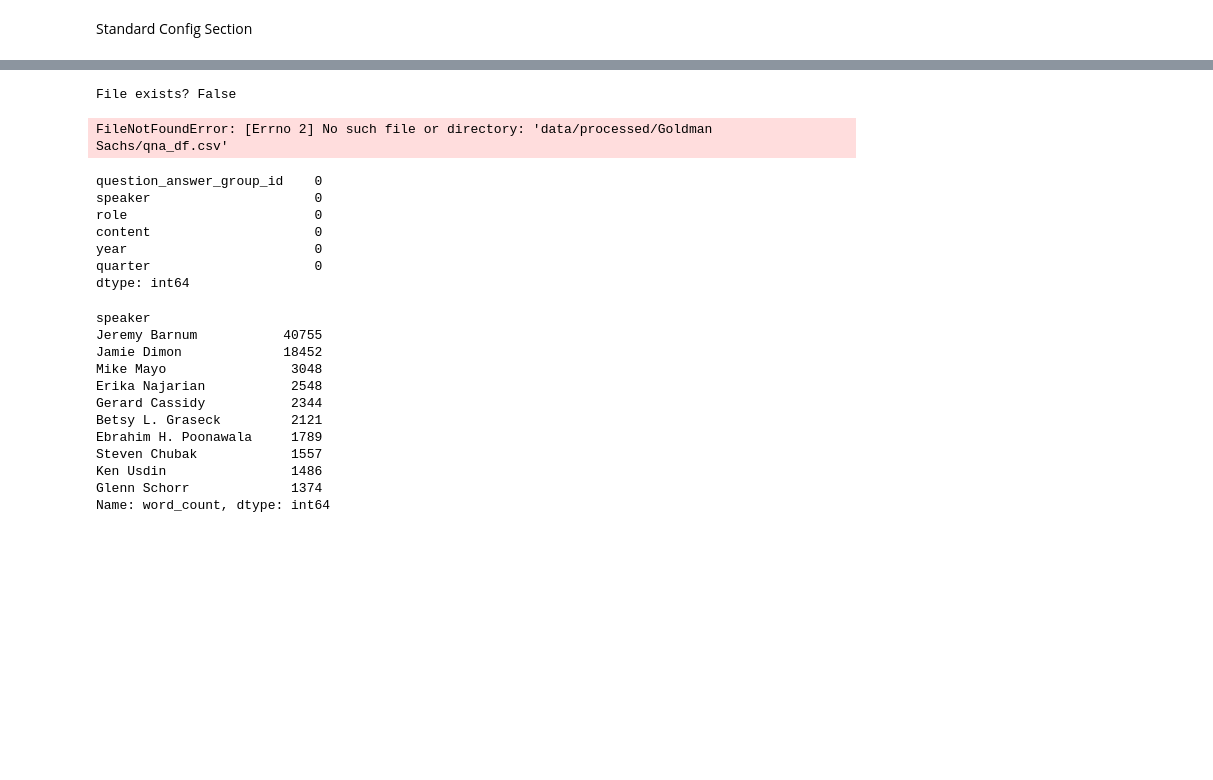
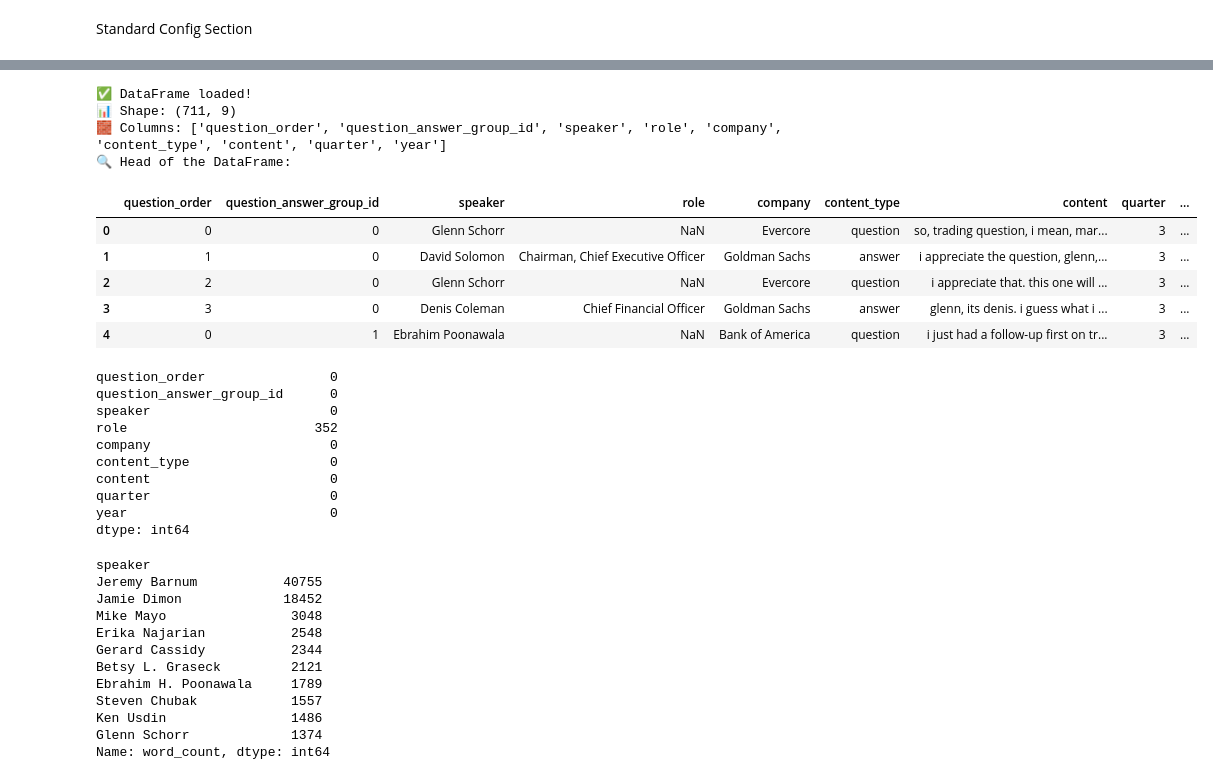
Before and after one commit to EErlando/Quarterly-Bytes, a Jupyter notebook: notebooks/2_exploratory_data_analysis/JP_Morgan_EDA_MW.ipynb, the cells around one changed output, grey strips where cells are left out. Drawn from its saved outputs; the diff is of its cells as text; code cells hidden in the pictures; blank space fills up the shorter version.

```diff
--- a/notebooks/2_exploratory_data_analysis/JP_Morgan_EDA_MW.ipynb
+++ b/notebooks/2_exploratory_data_analysis/JP_Morgan_EDA_MW.ipynb
@@ -46,8 +39,0 @@ ALL_TRANSCRIPTS_PATH = os.path.join("data", "processed", "Goldman Sachs", "qna_d
-# %%
-print("File exists?", os.path.exists(ALL_TRANSCRIPTS_PATH))
-# %% [output]
-File exists? False
-# %%
-df = pd.read_csv(ALL_TRANSCRIPTS_PATH)
-# %% [output]
-FileNotFoundError: [Errno 2] No such file or directory: 'data/processed/Goldman Sachs/qna_df.csv'
@@ -68,6 +40,31 @@ ALL_TRANSCRIPTS_PATH = os.path.join("data", "processed", "Goldman Sachs", "qna_d
+# %%
+import pandas as pd
+
+# Load the CSV
+df = pd.read_csv(ALL_TRANSCRIPTS_PATH)
+
+# Print shape and columns
+print("✅ DataFrame loaded!")
+print("📊 Shape:", df.shape)
+print("🧱 Columns:", df.columns.tolist())
+
+# Preview first few rows
+print("🔍 Head of the DataFrame:")
+display(df.head())
+# %% [output]
+✅ DataFrame loaded!
+📊 Shape: (711, 9)
+🧱 Columns: ['question_order', 'question_answer_group_id', 'speaker', 'role', 'company', 'content_type', 'content', 'quarter', 'year']
+🔍 Head of the DataFrame:
+|  | question_order | question_answer_group_id | speaker | role | company | content_type | content | quarter | ... |
+| 0 | 0 | 0 | Glenn Schorr | NaN | Evercore | question | so, trading question, i mean, mar... | 3 | ... |
+| 1 | 1 | 0 | David Solomon | Chairman, Chief Executive Ofﬁcer | Goldman Sachs | answer | i appreciate the question, glenn,... | 3 | ... |
+| 2 | 2 | 0 | Glenn Schorr | NaN | Evercore | question | i appreciate that. this one will ... | 3 | ... |
+| 3 | 3 | 0 | Denis Coleman | Chief Financial Ofﬁcer | Goldman Sachs | answer | glenn, its denis. i guess what i ... | 3 | ... |
+| 4 | 0 | 1 | Ebrahim Poonawala | NaN | Bank of America | question | i just had a follow-up ﬁrst on tr... | 3 | ... |
 # %%
 # 1. Drop the 'Unnamed: 0' column
-df.drop(columns=['Unnamed: 0'], inplace=True)
+# The column 'Unnamed: 0' was not found in the DataFrame, so this line is removed.
 
 # 2. Drop rows where 'content' is missing
 df.dropna(subset=['content'], inplace=True)
@@ -75,12 +72,15 @@ df.dropna(subset=['content'], inplace=True)
 # 3. Check if any other columns have missing values
 print(df.isnull().sum())
 # %% [output]
-question_answer_group_id    0
-speaker                     0
-role                        0
-content                     0
-year                        0
-quarter                     0
+question_order                0
+question_answer_group_id      0
+speaker                       0
+role                        352
+company                       0
+content_type                  0
+content                       0
+quarter                       0
+year                          0
 dtype: int64
 # %%
 # Add word count column
```
Also changed, not shown: parts of 5 cells of this notebook.
